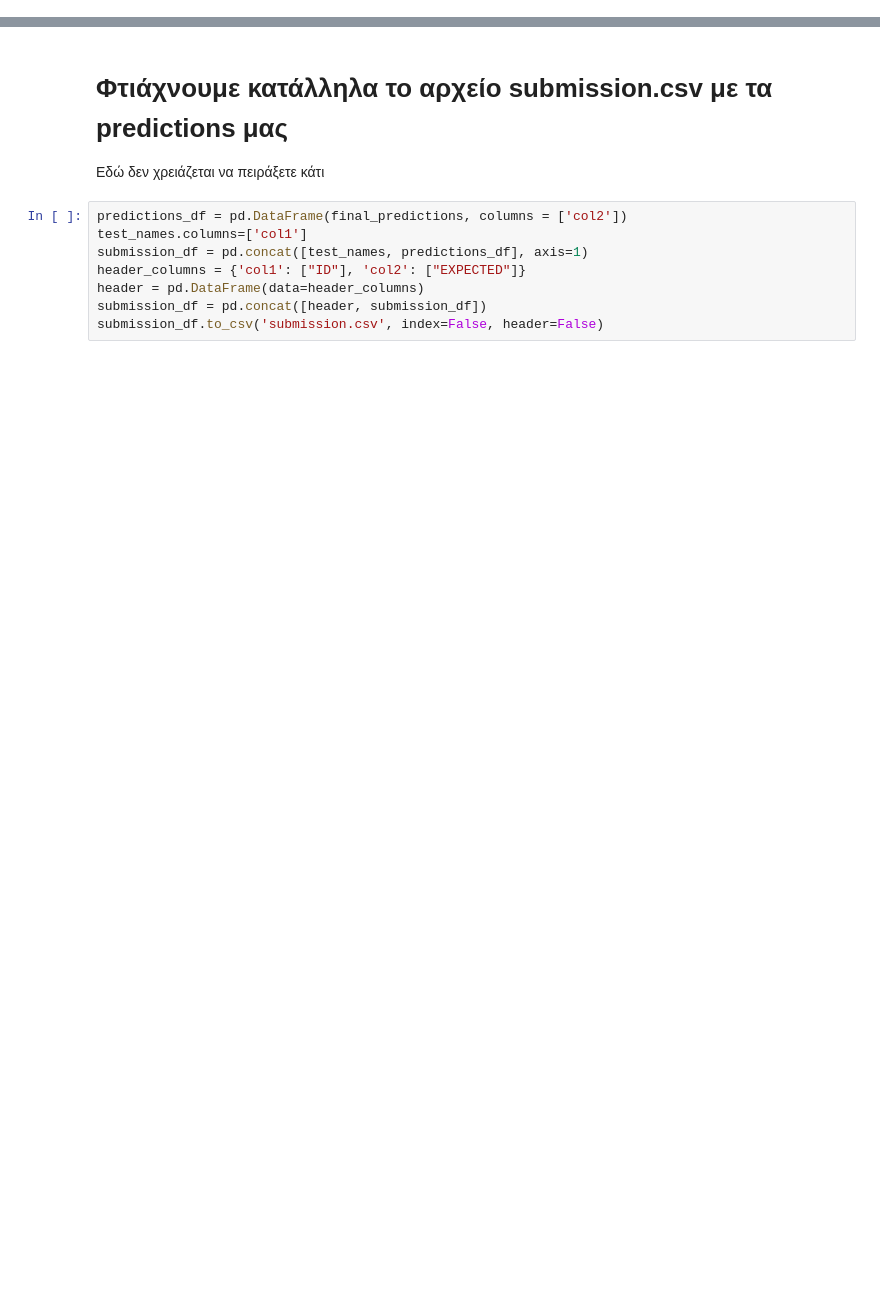
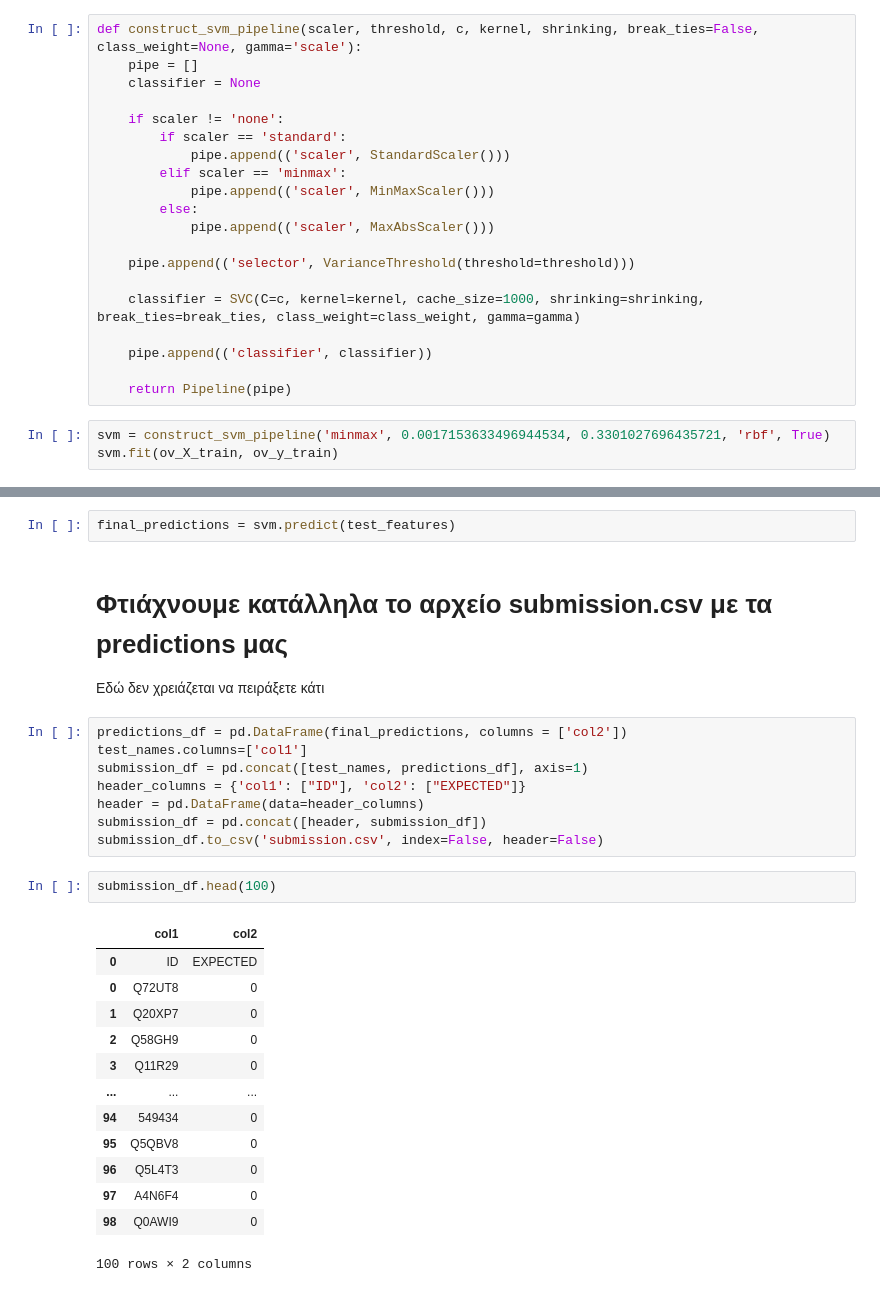
Before and after one commit to alexandrakapa/Machine_Learning_EESTECH_Challenge, a Jupyter notebook: Task_1.ipynb, the cells around one changed output, grey strips where cells are left out. Cells and saved outputs as stored; diff of their text form; blank space fills up the shorter version.

```diff
--- a/Task_1.ipynb
+++ b/Task_1.ipynb
@@ -58,0 +91,23 @@ preds = logisticRegr.predict(X_test)
+# %%
+def construct_svm_pipeline(scaler, threshold, c, kernel, shrinking, break_ties=False, class_weight=None, gamma='scale'):
+    pipe = []
+    classifier = None
+
+    if scaler != 'none':
+        if scaler == 'standard':
+            pipe.append(('scaler', StandardScaler()))
+        elif scaler == 'minmax':
+            pipe.append(('scaler', MinMaxScaler()))
+        else:
+            pipe.append(('scaler', MaxAbsScaler()))
+
+    pipe.append(('selector', VarianceThreshold(threshold=threshold)))
+
+    classifier = SVC(C=c, kernel=kernel, cache_size=1000, shrinking=shrinking, break_ties=break_ties, class_weight=class_weight, gamma=gamma)
+
+    pipe.append(('classifier', classifier))
+
+    return Pipeline(pipe)
+# %%
+svm = construct_svm_pipeline('minmax', 0.0017153633496944534, 0.3301027696435721, 'rbf', True)
+svm.fit(ov_X_train, ov_y_train)
@@ -286,3 +138,5 @@ grid = GridSearchCV(pipe,
+# %%
+final_predictions = svm.predict(test_features)
 # %% [markdown]
 # Φτιάχνουμε κατάλληλα το αρχείο submission.csv με τα predictions μας
 Εδώ δεν χρειάζεται να πειράξετε κάτι
@@ -294,3 +148,19 @@ header_columns = {'col1': ["ID"], 'col2': ["EXPECTED"]}
 header = pd.DataFrame(data=header_columns)
 submission_df = pd.concat([header, submission_df])
 submission_df.to_csv('submission.csv', index=False, header=False)
+# %%
+submission_df.head(100)
+# %% [output]
+|  | col1 | col2 |
+| 0 | ID | EXPECTED |
+| 0 | Q72UT8 | 0 |
+| 1 | Q20XP7 | 0 |
+| 2 | Q58GH9 | 0 |
+| 3 | Q11R29 | 0 |
+| ... | ... | ... |
+| 94 | 549434 | 0 |
+| 95 | Q5QBV8 | 0 |
+| 96 | Q5L4T3 | 0 |
+| 97 | A4N6F4 | 0 |
+| 98 | Q0AWI9 | 0 |
+100 rows × 2 columns
```
Also changed, not shown: parts of 37 cells of this notebook, 1 other file.
